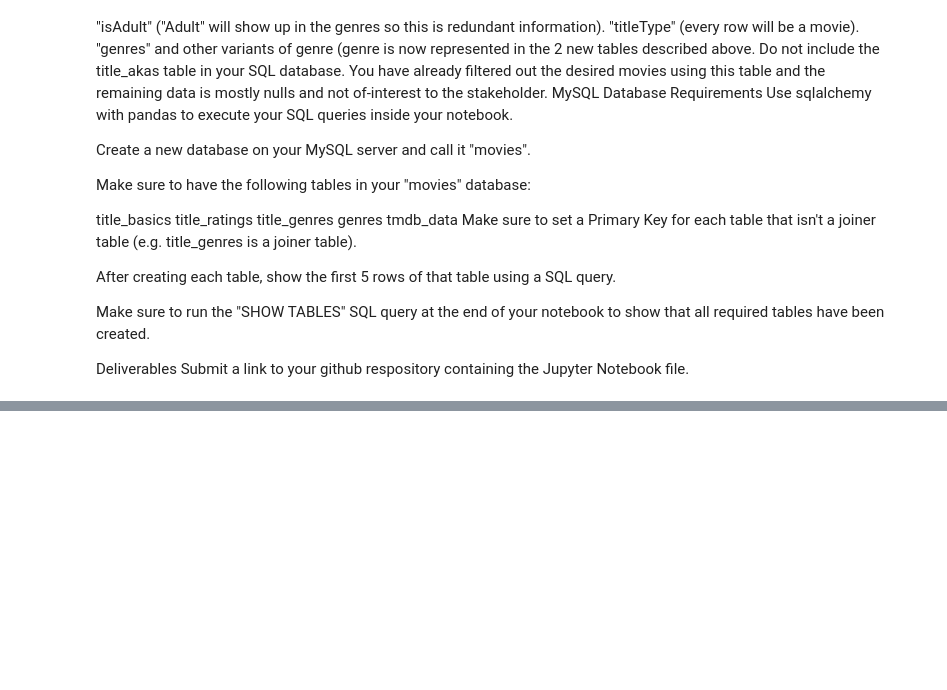
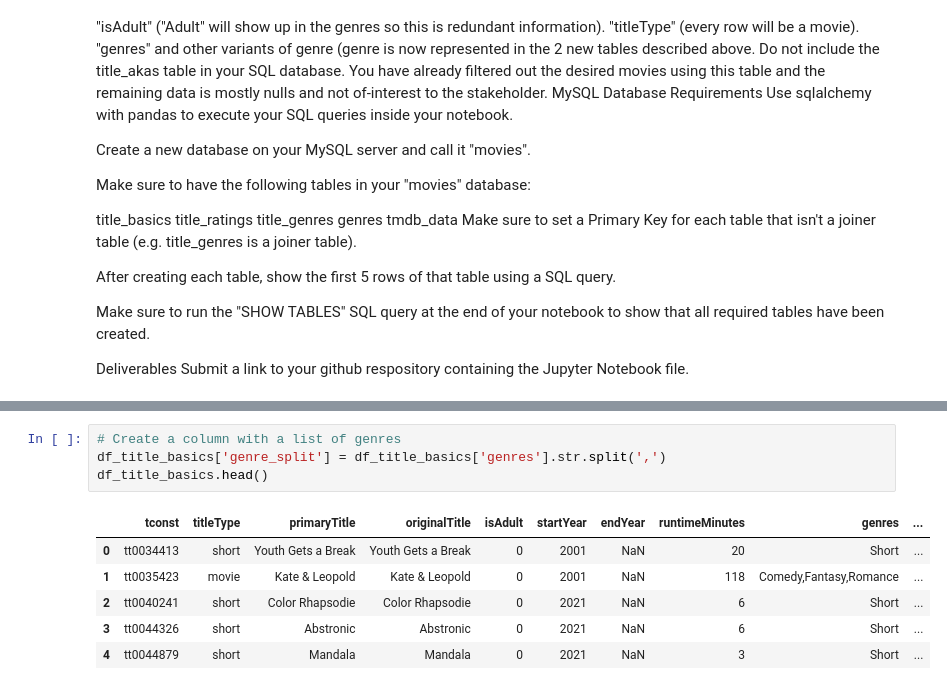
Before and after one commit to MentalTorque/Staich-DE-MovieMagic, a Jupyter notebook: Project 3.3 (Core).ipynb, the cells around one changed output, grey strips where cells are left out. Drawn from its saved outputs; the diff is of its cells as text; blank space fills up the shorter version.

```diff
--- a/Project 3.3 (Core).ipynb
+++ b/Project 3.3 (Core).ipynb
@@ -57,0 +90,11 @@ Submit a link to your github respository containing the Jupyter Notebook file.
+# %%
+# Create a column with a list of genres
+df_title_basics['genre_split'] = df_title_basics['genres'].str.split(',')
+df_title_basics.head()
+# %% [output]
+|  | tconst | titleType | primaryTitle | originalTitle | isAdult | startYear | endYear | runtimeMinutes | genres | ... |
+| 0 | tt0034413 | short | Youth Gets a Break | Youth Gets a Break | 0 | 2001 | NaN | 20 | Short | ... |
+| 1 | tt0035423 | movie | Kate & Leopold | Kate & Leopold | 0 | 2001 | NaN | 118 | Comedy,Fantasy,Romance | ... |
+| 2 | tt0040241 | short | Color Rhapsodie | Color Rhapsodie | 0 | 2021 | NaN | 6 | Short | ... |
+| 3 | tt0044326 | short | Abstronic | Abstronic | 0 | 2021 | NaN | 6 | Short | ... |
+| 4 | tt0044879 | short | Mandala | Mandala | 0 | 2021 | NaN | 3 | Short | ... |
```
Also changed, not shown: parts of 47 cells of this notebook, 6 other files.
